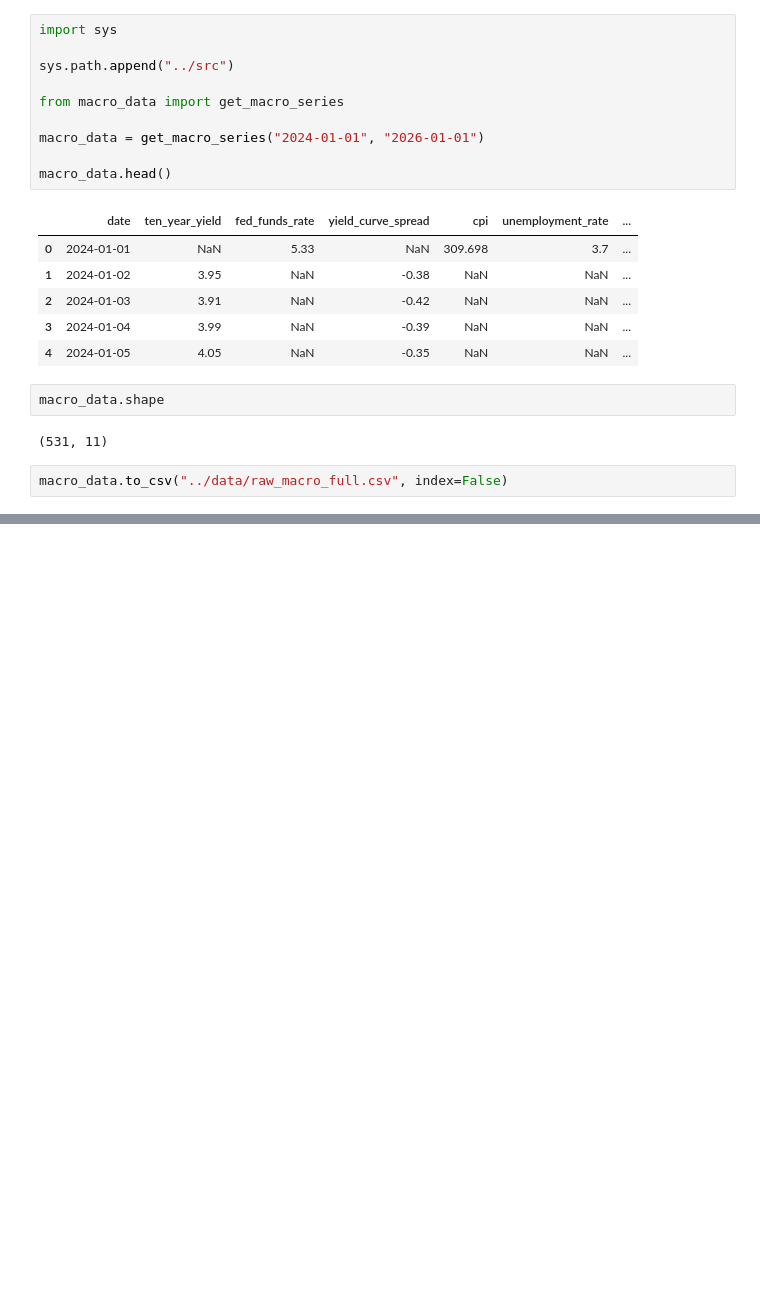
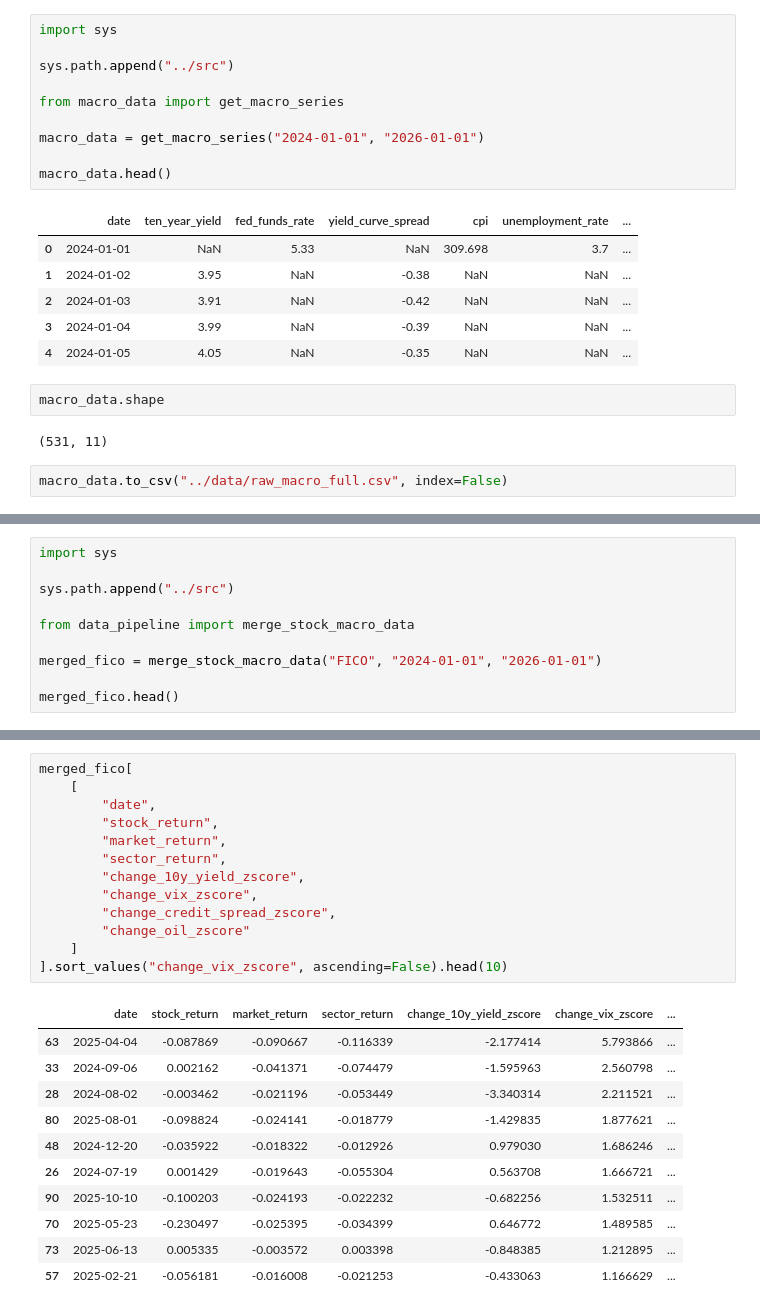
Before and after one commit to Jacob-Habte/macrosense-equity-attribution, a Jupyter notebook: notebooks/01_data_test.ipynb, the cells around one changed output, grey strips where cells are left out. Drawn from its saved outputs; the diff is of its cells as text; blank space fills up the shorter version.

Commit message:
Build macro attribution MVP

```diff
--- a/notebooks/01_data_test.ipynb
+++ b/notebooks/01_data_test.ipynb
@@ -331,0 +465,10 @@ macro_data.to_csv("../data/raw_macro_full.csv", index=False)
+# %%
+import sys
+
+sys.path.append("../src")
+
+from data_pipeline import merge_stock_macro_data
+
+merged_fico = merge_stock_macro_data("FICO", "2024-01-01", "2026-01-01")
+
+merged_fico.head()
@@ -331,0 +483,25 @@ macro_data.to_csv("../data/raw_macro_full.csv", index=False)
+# %%
+merged_fico[
+    [
+        "date",
+        "stock_return",
+        "market_return",
+        "sector_return",
+        "change_10y_yield_zscore",
+        "change_vix_zscore",
+        "change_credit_spread_zscore",
+        "change_oil_zscore"
+    ]
+].sort_values("change_vix_zscore", ascending=False).head(10)
+# %% [output]
+|  | date | stock_return | market_return | sector_return | change_10y_yield_zscore | change_vix_zscore | ... |
+| 63 | 2025-04-04 | -0.087869 | -0.090667 | -0.116339 | -2.177414 | 5.793866 | ... |
+| 33 | 2024-09-06 | 0.002162 | -0.041371 | -0.074479 | -1.595963 | 2.560798 | ... |
+| 28 | 2024-08-02 | -0.003462 | -0.021196 | -0.053449 | -3.340314 | 2.211521 | ... |
+| 80 | 2025-08-01 | -0.098824 | -0.024141 | -0.018779 | -1.429835 | 1.877621 | ... |
+| 48 | 2024-12-20 | -0.035922 | -0.018322 | -0.012926 | 0.979030 | 1.686246 | ... |
+| 26 | 2024-07-19 | 0.001429 | -0.019643 | -0.055304 | 0.563708 | 1.666721 | ... |
+| 90 | 2025-10-10 | -0.100203 | -0.024193 | -0.022232 | -0.682256 | 1.532511 | ... |
+| 70 | 2025-05-23 | -0.230497 | -0.025395 | -0.034399 | 0.646772 | 1.489585 | ... |
+| 73 | 2025-06-13 | 0.005335 | -0.003572 | 0.003398 | -0.848385 | 1.212895 | ... |
+| 57 | 2025-02-21 | -0.056181 | -0.016008 | -0.021253 | -0.433063 | 1.166629 | ... |
```
Also changed, not shown: parts of 31 cells of this notebook, 9 other files.
